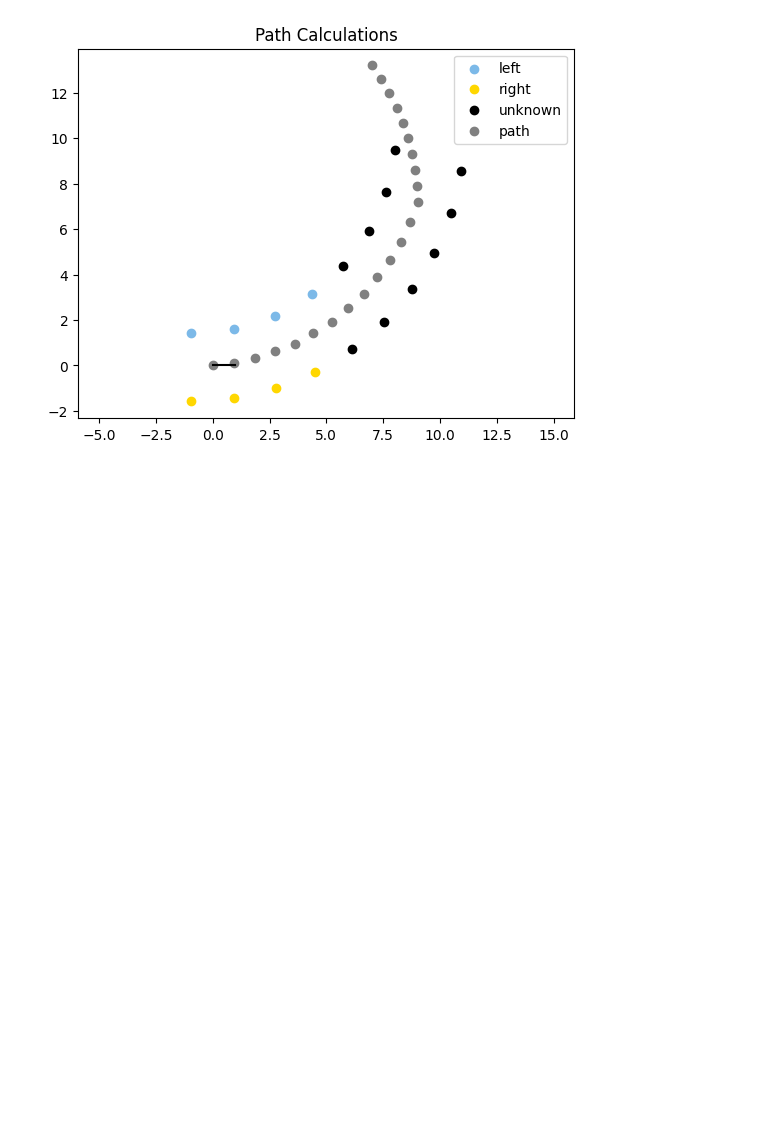
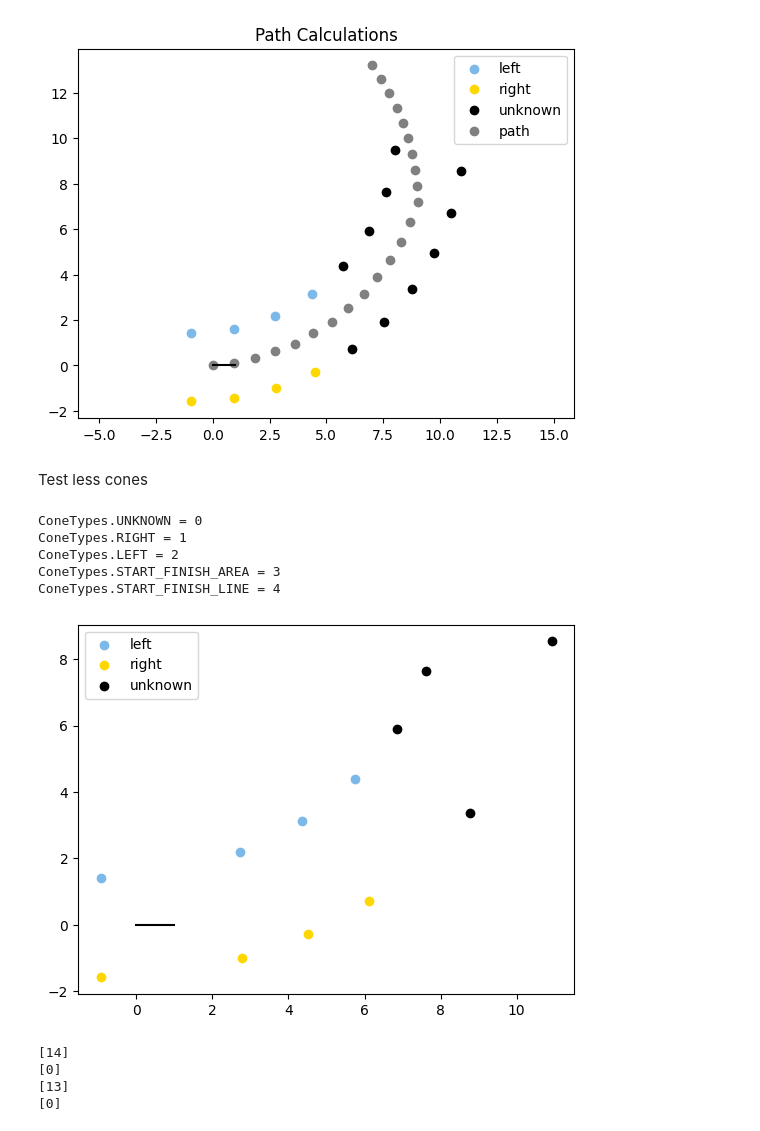
Before and after one commit to asurt-fsai/fs-system, a Jupyter notebook: planning/planning_centerline_calculation/FullPipeline_test.ipynb, the cells around one changed output. Drawn from its saved outputs; the diff is of its cells as text; code cells hidden in the pictures; blank space fills up the shorter version.

Commit message:
test: add pipleline test for less cones seen

```diff
--- a/planning/planning_centerline_calculation/FullPipeline_test.ipynb
+++ b/planning/planning_centerline_calculation/FullPipeline_test.ipynb
@@ -64,6 +64,20 @@ plt.plot(
 # %% [output]
 [<matplotlib.lines.Line2D at 0x...>]
 [figure]
+# %%
+def drawCones(cones_left, cones_right, cones_unknown, car_position, car_direction):
+    blue_color = "#7CB9E8"
+    yellow_color = "gold"
+
+    plt.scatter(cones_left[:, 0], cones_left[:, 1], c=blue_color, label="left")
+    plt.scatter(cones_right[:, 0], cones_right[:, 1], c=yellow_color, label="right")
+    plt.scatter(cones_unknown[:, 0], cones_unknown[:, 1], c="k", label="unknown")
+    plt.legend()
+    plt.plot(
+        [car_position[0], car_position[0] + car_direction[0]],
+        [car_position[1], car_position[1] + car_direction[1]],
+        c="k",
+    )
 # %%
 for i, c in enumerate(ConeTypes):
     print(c, f"= {i}")
@@ -134,3 +148,53 @@ plt.axis("equal")
  -2.325249870306754,
  13.935983992044296)
 [figure]
+# %% [markdown]
+Test less cones
+# %%
+cones_left_raw = rotated_points_inner[:6]
+cones_right_raw = rotated_points_outer[:6]
+
+rng = np.random.default_rng(0)
+rng.shuffle(cones_left_raw)
+rng.shuffle(cones_right_raw)
+
+mask_is_left = np.ones(len(cones_left_raw), dtype=bool)
+mask_is_right = np.ones(len(cones_right_raw), dtype=bool)
+
+# for demonstration purposes, we will only keep the color of the first 4 cones
+# on each side
+mask_is_left[np.argsort(np.linalg.norm(cones_left_raw, axis=1))[4:]] = False
+mask_is_right[np.argsort(np.linalg.norm(cones_right_raw, axis=1))[4:]] = False
+
+cones_left = cones_left_raw[mask_is_left]
+cones_right = cones_right_raw[mask_is_right]
+cones_unknown = np.row_stack(
+    [cones_left_raw[~mask_is_left], cones_right_raw[~mask_is_right]]
+)
+
+drawCones(cones_left, cones_right, cones_unknown, car_position, car_direction)
+for i, c in enumerate(ConeTypes):
+    print(c, f"= {i}")
+
+cones_by_type = [np.zeros((0, 2)) for _ in range(5)]
+cones_by_type[ConeTypes.LEFT] = cones_left
+cones_by_type[ConeTypes.RIGHT] = cones_right
+cones_by_type[ConeTypes.UNKNOWN] = cones_unknown
+# %% [output]
+ConeTypes.UNKNOWN = 0
+ConeTypes.RIGHT = 1
+ConeTypes.LEFT = 2
+ConeTypes.START_FINISH_AREA = 3
+ConeTypes.START_FINISH_LINE = 4
+[figure, added]
+# %%
+path = pathPlanner.calculatePathInGlobalFrame(
+    cones=cones_by_type,
+    vehiclePosition=car_position,
+    vehicleDirection=car_direction_angle,
+)
+# %% [output]
+[14]
+[0]
+[13]
+[0]
```
Also changed, not shown: parts of 4 cells of this notebook, 1 other file.
